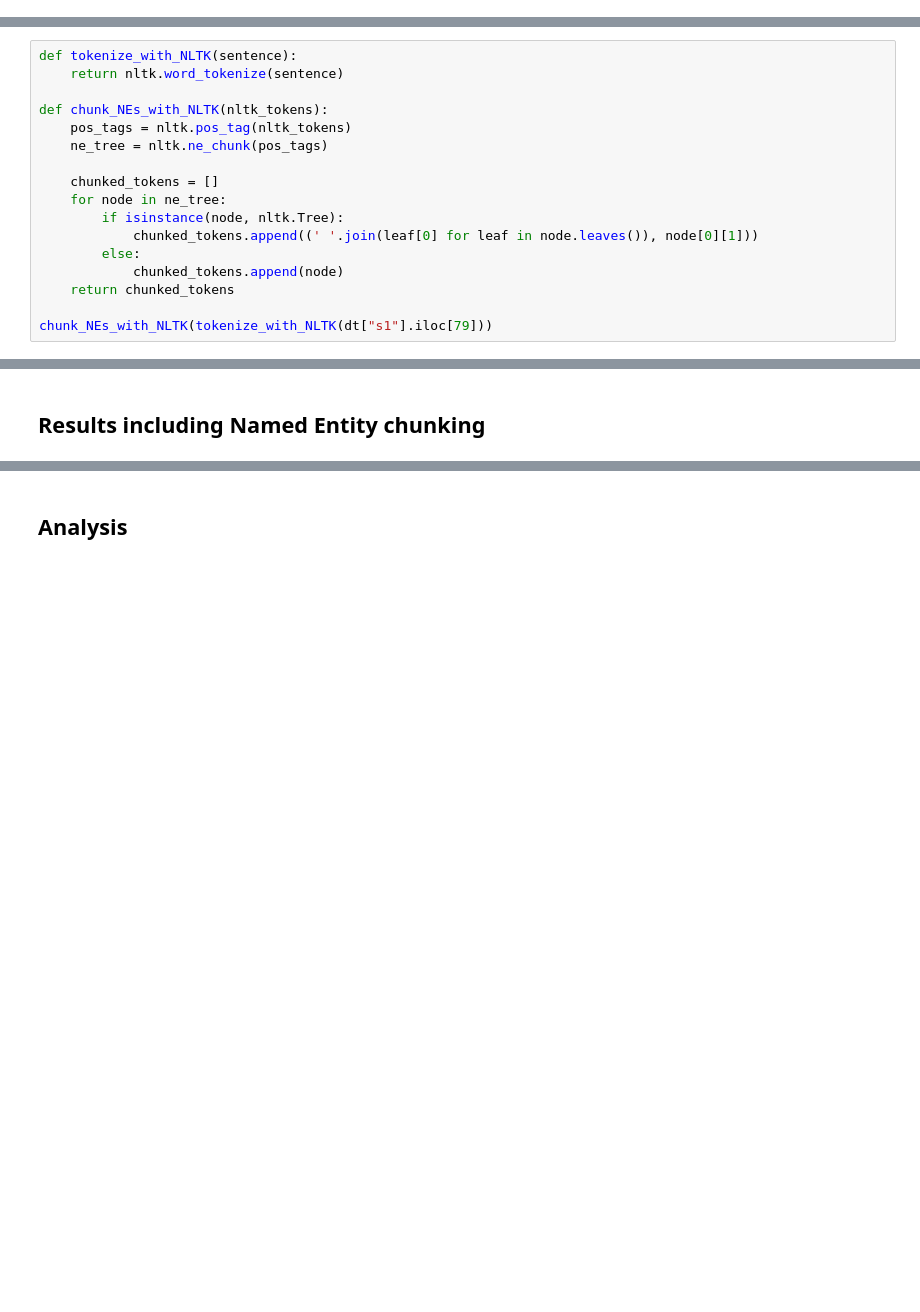
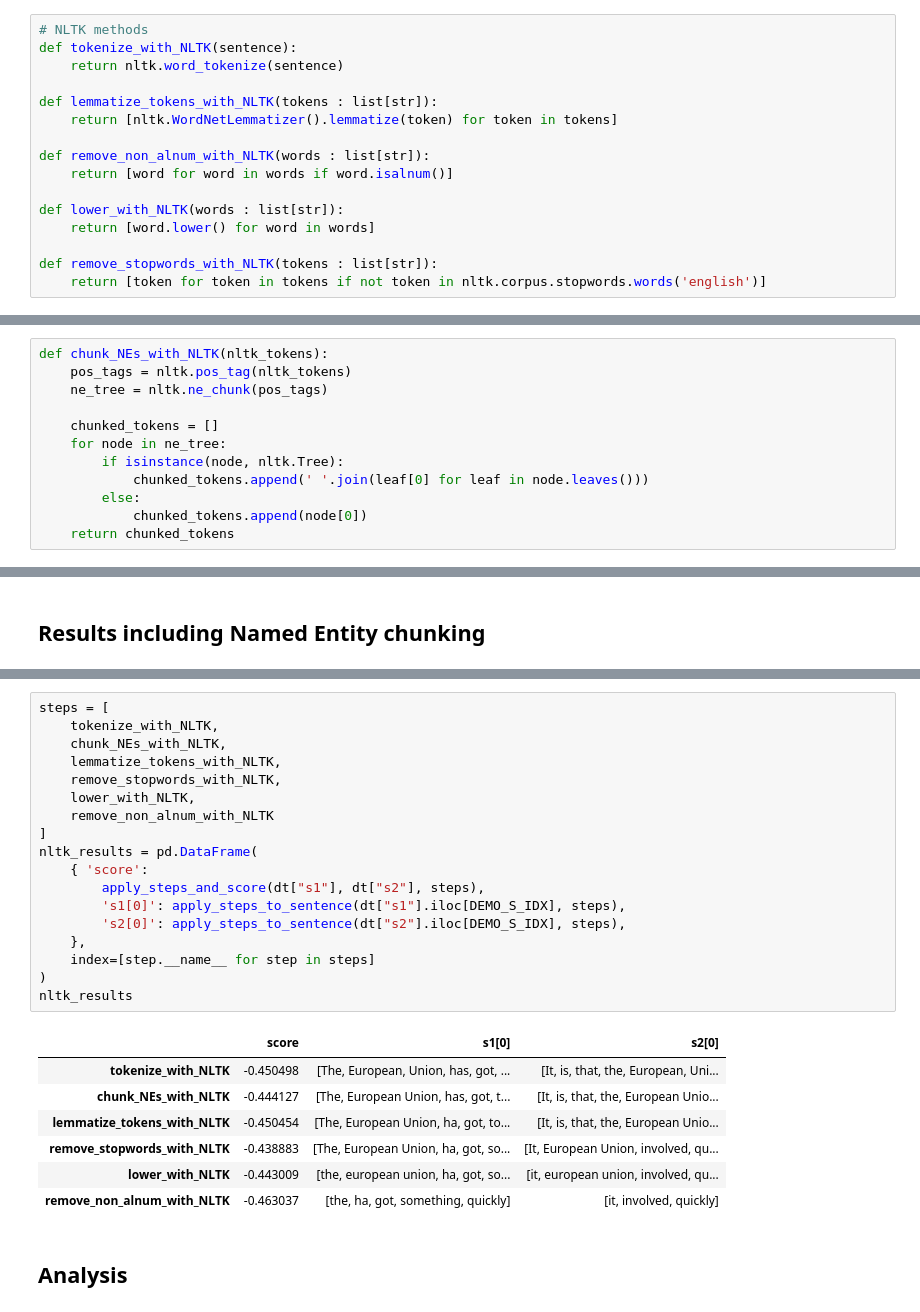
Before and after one commit to ZachParent/mai-intro-to-human-language-technologies, a Jupyter notebook: lab7/lab7.ipynb, the cells around one changed output, grey strips where cells are left out. Cells and saved outputs as stored; diff of their text form; blank space fills up the shorter version.

```diff
--- a/lab7/lab7.ipynb
+++ b/lab7/lab7.ipynb
@@ -94,6 +104,22 @@ def lower(words : list[str]):
 
 def remove_stopwords(doc_or_tokens):
     return [token for token in doc_or_tokens if not token.is_stop]
+# %%
+# NLTK methods
+def tokenize_with_NLTK(sentence):
+    return nltk.word_tokenize(sentence)
+
+def lemmatize_tokens_with_NLTK(tokens : list[str]):
+    return [nltk.WordNetLemmatizer().lemmatize(token) for token in tokens]
+
+def remove_non_alnum_with_NLTK(words : list[str]):
+    return [word for word in words if word.isalnum()]
+
+def lower_with_NLTK(words : list[str]):
+    return [word.lower() for word in words]
+
+def remove_stopwords_with_NLTK(tokens : list[str]):
+    return [token for token in tokens if not token in nltk.corpus.stopwords.words('english')]
 # %% [markdown]
 ### Scoring and pipeline methods
 # %%
@@ -138,9 +164,6 @@ def chunk_NEs(doc):
                                     for i in range(ent.start, ent.end)])})
     return [token for token in doc]
 # %%
-def tokenize_with_NLTK(sentence):
-    return nltk.word_tokenize(sentence)
-
 def chunk_NEs_with_NLTK(nltk_tokens):
     pos_tags = nltk.pos_tag(nltk_tokens)
     ne_tree = nltk.ne_chunk(pos_tags)
@@ -148,9 +171,7 @@ def chunk_NEs_with_NLTK(nltk_tokens):
     chunked_tokens = []
     for node in ne_tree:
         if isinstance(node, nltk.Tree):
-            chunked_tokens.append((' '.join(leaf[0] for leaf in node.leaves()), node[0][1]))
+            chunked_tokens.append(' '.join(leaf[0] for leaf in node.leaves()))
         else:
-            chunked_tokens.append(node)
+            chunked_tokens.append(node[0])
     return chunked_tokens
-
-chunk_NEs_with_NLTK(tokenize_with_NLTK(dt["s1"].iloc[79]))
@@ -225,3 +257,29 @@ results
+# %%
+steps = [
+    tokenize_with_NLTK,
+    chunk_NEs_with_NLTK,
+    lemmatize_tokens_with_NLTK,
+    remove_stopwords_with_NLTK,
+    lower_with_NLTK,
+    remove_non_alnum_with_NLTK
+]
+nltk_results = pd.DataFrame(
+    { 'score':
+        apply_steps_and_score(dt["s1"], dt["s2"], steps),
+        's1[0]': apply_steps_to_sentence(dt["s1"].iloc[DEMO_S_IDX], steps),
+        's2[0]': apply_steps_to_sentence(dt["s2"].iloc[DEMO_S_IDX], steps),
+    },
+    index=[step.__name__ for step in steps]
+)
+nltk_results
+# %% [output]
+|  | score | s1[0] | s2[0] |
+| tokenize_with_NLTK | -0.450498 | [The, European, Union, has, got, ... | [It, is, that, the, European, Uni... |
+| chunk_NEs_with_NLTK | -0.444127 | [The, European Union, has, got, t... | [It, is, that, the, European Unio... |
+| lemmatize_tokens_with_NLTK | -0.450454 | [The, European Union, ha, got, to... | [It, is, that, the, European Unio... |
+| remove_stopwords_with_NLTK | -0.438883 | [The, European Union, ha, got, so... | [It, European Union, involved, qu... |
+| lower_with_NLTK | -0.443009 | [the, european union, ha, got, so... | [it, european union, involved, qu... |
+| remove_non_alnum_with_NLTK | -0.463037 | [the, ha, got, something, quickly] | [it, involved, quickly] |
 # %% [markdown]
 ## Analysis
 # %%
```
Also changed, not shown: parts of 13 cells of this notebook.
